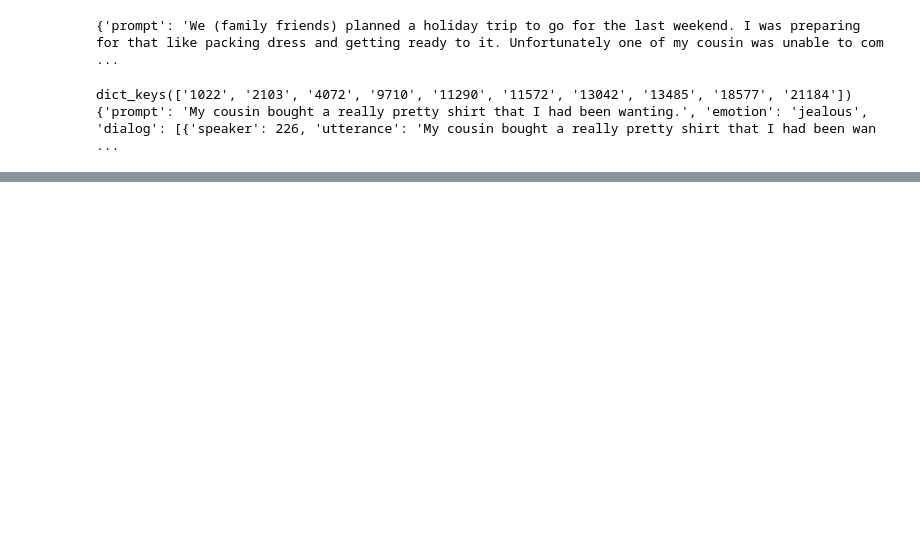
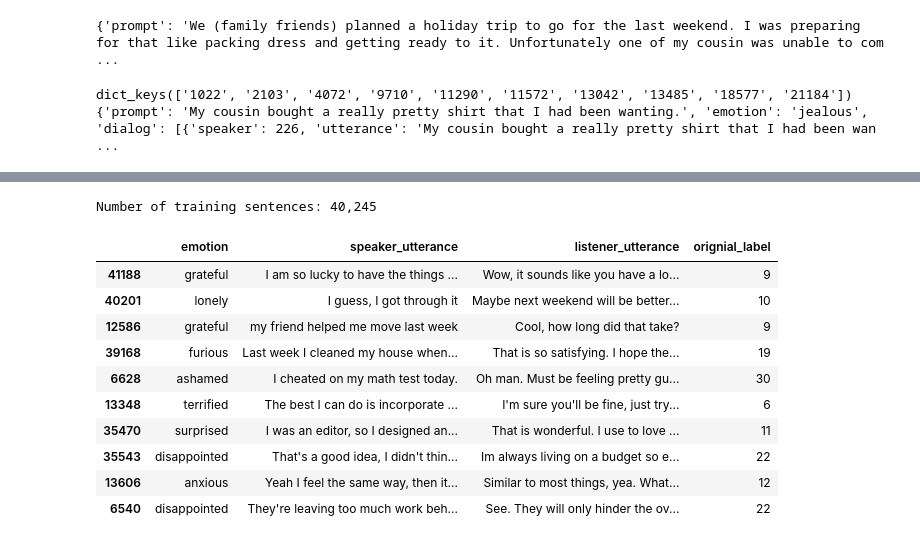
Before and after one commit to omkarpat/EmpatheticDialoguesEmotionDetection, a Jupyter notebook: Complement_Emotion_analysis.ipynb, the cells around one changed output, grey strips where cells are left out. Drawn from its saved outputs; the diff is of its cells as text; code cells hidden in the pictures; blank space fills up the shorter version.

```diff
--- a/Complement_Emotion_analysis.ipynb
+++ b/Complement_Emotion_analysis.ipynb
@@ -55,7 +55,7 @@ Successfully installed sacremoses-0.0.43 sentencepiece-0.1.91 tokenizers-0.7.0 t
 # %%
-dataset_name = ""
+dataset_name = "data_fixed_train_complement_analysis"
 speaker_model_name = "model3"
-listener_model_name = "model4"
+listener_model_name = "model2"
 model_type = "emotion" #pos_neg or emotion
 # %%
 import tensorflow as tf
@@ -118,3 +118,10 @@ with open("Data/data_fixed_train.json","r") as infile:
         outfile.write(line)
         #print(line)
         i += 2
+# %%
+import pandas as pd
+import numpy as np
+train_filename = "Data/" + dataset_name + ".csv"
+train_df = pd.read_csv(train_filename, sep='|', error_bad_lines=False)
+train_df = train_df.dropna()
+train_df
@@ -120,0 +193,20 @@ with open("Data/data_fixed_train.json","r") as infile:
+# %%
+print('Number of training sentences: {:,}\n'.format(train_df.shape[0]))
+if model_type == "emotion":
+  train_df['orignial_label'] = train_df['emotion'].apply(lambda x: int(category2label(x.lower())))
+
+# Display 10 random rows from the data.
+train_df.sample(10)
+# %% [output]
+Number of training sentences: 40,245
+|  | emotion | speaker_utterance | listener_utterance | orignial_label |
+| 41188 | grateful | I am so lucky to have the things ... | Wow, it sounds like you have a lo... | 9 |
+| 40201 | lonely | I guess, I got through it | Maybe next weekend will be better... | 10 |
+| 12586 | grateful | my friend helped me move last week | Cool, how long did that take? | 9 |
+| 39168 | furious | Last week I cleaned my house when... | That is so satisfying. I hope the... | 19 |
+| 6628 | ashamed | I cheated on my math test today. | Oh man. Must be feeling pretty gu... | 30 |
+| 13348 | terrified | The best I can do is incorporate ... | I'm sure you'll be fine, just try... | 6 |
+| 35470 | surprised | I was an editor, so I designed an... | That is wonderful. I use to love ... | 11 |
+| 35543 | disappointed | That's a good idea, I didn't thin... | Im always living on a budget so e... | 22 |
+| 13606 | anxious | Yeah I feel the same way, then it... | Similar to most things, yea. What... | 12 |
+| 6540 | disappointed | They're leaving too much work beh... | See. They will only hinder the ov... | 22 |
```
Also changed, not shown: parts of 15 cells of this notebook.
